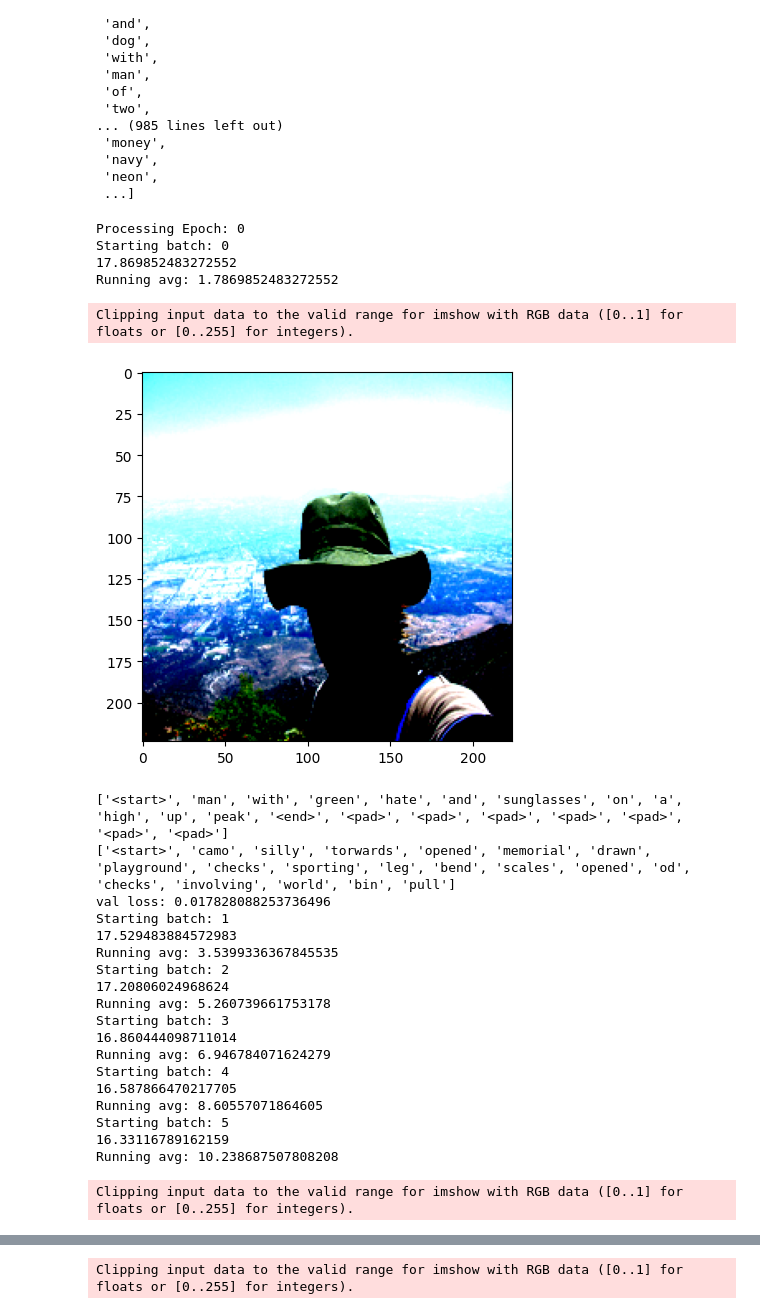
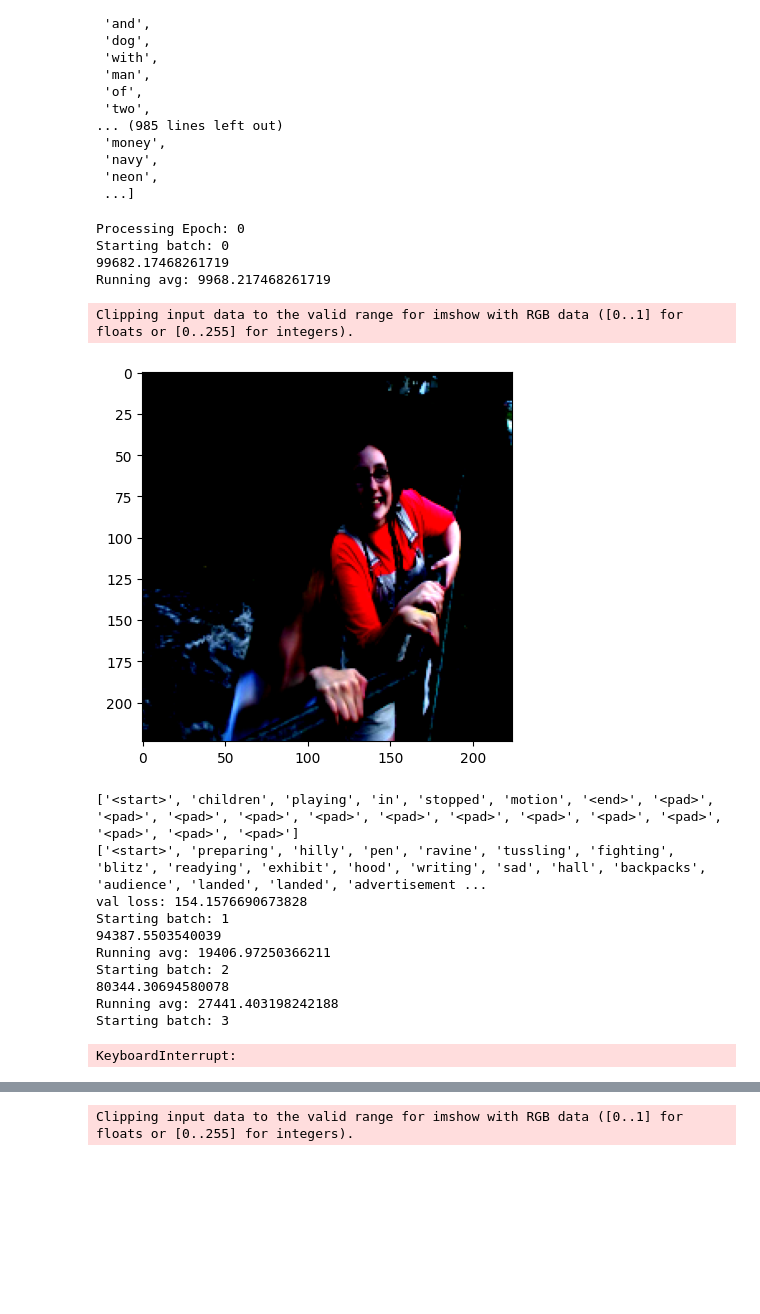
Before and after one commit to EkteMedium/Lab0_D7047E, a Jupyter notebook: Lab3/Image_captioning1.4.ipynb, the cells around one changed output, grey strips where cells are left out. Cells and saved outputs as stored; diff of their text form; code cells hidden in the pictures; blank space fills up the shorter version.

```diff
--- a/Lab3/Image_captioning1.4.ipynb
+++ b/Lab3/Image_captioning1.4.ipynb
@@ -160,9 +153,6 @@ for i,e in enumerate(x):
   except:
     weights.append(m/100)
 print(weights)
-weights = torch.tensor(weights)
-weights = torch.stack((weights,weights,weights,weights,weights,weights,weights,weights,weights,weights,weights,weights,weights,weights,weights,weights,weights,weights,weights,weights), dim=0)
-print(weights.shape)
 # %% [output]
 [0, 0, 0, 0, 0, 0, 0, 0, 0, 0, 0, 0, 0, 0, 0, 0, 0, 0, 0, 0, 0, 0, 0, 0, 0, 0, 0, 0, 0, 0, 0, 0, 0, 0, 0, 0, 0, 0, 0, 0, 0, 0, 0, 0, 0, 0, 0, 0, 0, 0, 0, 0, 0, 0, 0, 0, 0, 0, 0, 0, 0, 0, 0, 0, 0, 0, 0 ...
 [7234, 4195, 1983, 1996, 1235, 1029, 914, 1018, 849, 858, 721, 615, 488, 434, 386, 402, 377, 371, 384, 370, 331, 336, 262, 330, 275, 285, 302, 242, 257, 264, 240, 227, 256, 247, 246, 226, 190, 222, 16 ...
@@ -175,25 +164,25 @@ class Encoder(nn.Module):
     def __init__(self):
         super().__init__()
         self.resnet = torchvision.models.resnet101(pretrained=True)
-        #modules = list(resnet.children())[:-2]
-        #self.resnet = nn.Sequential(*modules)
+        modules = list(self.resnet.children())[:-2]
+        self.resnet = nn.Sequential(*modules)
         for param in self.resnet.parameters():
             param.requires_grad = False
-        #self.dem_red1 = nn.Conv2d(2048, 1024, kernel_size=1, padding=0)
-        #self.dem_red2 = nn.Conv2d(1024, 512, kernel_size=1, padding=0)
-        #self.fc1 = nn.Linear(512*7*7,1000)
-        #self.act = nn.ReLU()
+        self.dem_red1 = nn.Conv2d(2048, 1024, kernel_size=1, padding=0)
+        self.dem_red2 = nn.Conv2d(1024, 512, kernel_size=1, padding=0)
+        self.fc1 = nn.Linear(512*7*7,1000)
+        self.act = nn.ReLU()
         #self.fc2 = nn.Linear(1000,100)
 
     def forward(self,x):
         x = self.resnet(x)
-        #x = self.act(x)
-        #x = self.dem_red1(x)
-        #x = self.act(x)
-        #x = self.dem_red2(x)
-        #x = self.act(x)
-        #x = torch.flatten(x,start_dim=1)
-        #x = self.fc1(x)
+        x = self.act(x)
+        x = self.dem_red1(x)
+        x = self.act(x)
+        x = self.dem_red2(x)
+        x = self.act(x)
+        x = torch.flatten(x,start_dim=1)
+        x = self.fc1(x)
         #x = self.act(x)
         #x = self.fc2(x)
         return x
@@ -292,8 +281,8 @@ def train(encoder, decoder, optimizer, criterion, test_loader, val_loader, epoch
 
             #Backwards pass
             optimizer.zero_grad()
-            #pred = pred.flatten(1,2)
-            #label = label.flatten(1,2)
+            pred = pred.flatten(0,1)
+            label = label.flatten(0,1)
             loss = criterion(pred,label)
             print(loss.item()*1000)
             summ.append(loss.item())
@@ -317,6 +306,8 @@ def train(encoder, decoder, optimizer, criterion, test_loader, val_loader, epoch
               print(ds.vocab.lookup_tokens(label[0].tolist()))
               print(ds.vocab.lookup_tokens(c[0].tolist()))
               label = one_hot(label).to(torch.float)
+              pred = pred.flatten(0,1)
+              label = label.flatten(0,1)
               loss = criterion(pred,label)
               print("val loss:",loss.item())
 # %%
@@ -342,37 +333,29 @@ ds.vocab.get_itos()
 # %%
 LEARNING_RATE = 0.0001
 EPOCHS = 100
 
 encoder = Encoder().to(device)
 decoder = Decoder(1000,1000,len(ds.vocab),20).to(device)
 #weight=torch.tensor(weigths) weight=torch.tensor(weights.flatten())
-criterion = torch.nn.CrossEntropyLoss().to(device)
+criterion = torch.nn.CrossEntropyLoss(weight=torch.tensor(weights)).to(device)
 optimizer = optim.Adam(list(encoder.parameters()) + list(decoder.parameters()), lr=LEARNING_RATE)
 
 train(encoder,decoder,optimizer,criterion,dl_train,dl_val,EPOCHS,ds.special_indices[0])
 # %% [output]
 Processing Epoch: 0
 Starting batch: 0
-17.869852483272552
-Running avg: 1.7869852483272552
+99682.17468261719
+Running avg: 9968.217468261719
 Clipping input data to the valid range for imshow with RGB data ([0..1] for floats or [0..255] for integers).
-[figure, old version]
+[figure, new version]
-['<start>', 'man', 'with', 'green', 'hate', 'and', 'sunglasses', 'on', 'a', 'high', 'up', 'peak', '<end>', '<pad>', '<pad>', '<pad>', '<pad>', '<pad>', '<pad>', '<pad>']
-['<start>', 'camo', 'silly', 'torwards', 'opened', 'memorial', 'drawn', 'playground', 'checks', 'sporting', 'leg', 'bend', 'scales', 'opened', 'od', 'checks', 'involving', 'world', 'bin', 'pull']
-val loss: 0.017828088253736496
+['<start>', 'children', 'playing', 'in', 'stopped', 'motion', '<end>', '<pad>', '<pad>', '<pad>', '<pad>', '<pad>', '<pad>', '<pad>', '<pad>', '<pad>', '<pad>', '<pad>', '<pad>', '<pad>']
+['<start>', 'preparing', 'hilly', 'pen', 'ravine', 'tussling', 'fighting', 'blitz', 'readying', 'exhibit', 'hood', 'writing', 'sad', 'hall', 'backpacks', 'audience', 'landed', 'landed', 'advertisement ...
+val loss: 154.1576690673828
 Starting batch: 1
-17.529483884572983
-Running avg: 3.5399336367845535
+94387.5503540039
+Running avg: 19406.97250366211
 Starting batch: 2
-17.20806024968624
-Running avg: 5.260739661753178
+80344.30694580078
+Running avg: 27441.403198242188
 Starting batch: 3
-16.860444098711014
-Running avg: 6.946784071624279
-Starting batch: 4
-16.587866470217705
-Running avg: 8.60557071864605
-Starting batch: 5
-16.33116789162159
-Running avg: 10.238687507808208
-Clipping input data to the valid range for imshow with RGB data ([0..1] for floats or [0..255] for integers).
+KeyboardInterrupt:
```
Also changed, not shown: parts of 4 cells of this notebook, 1 other file.
